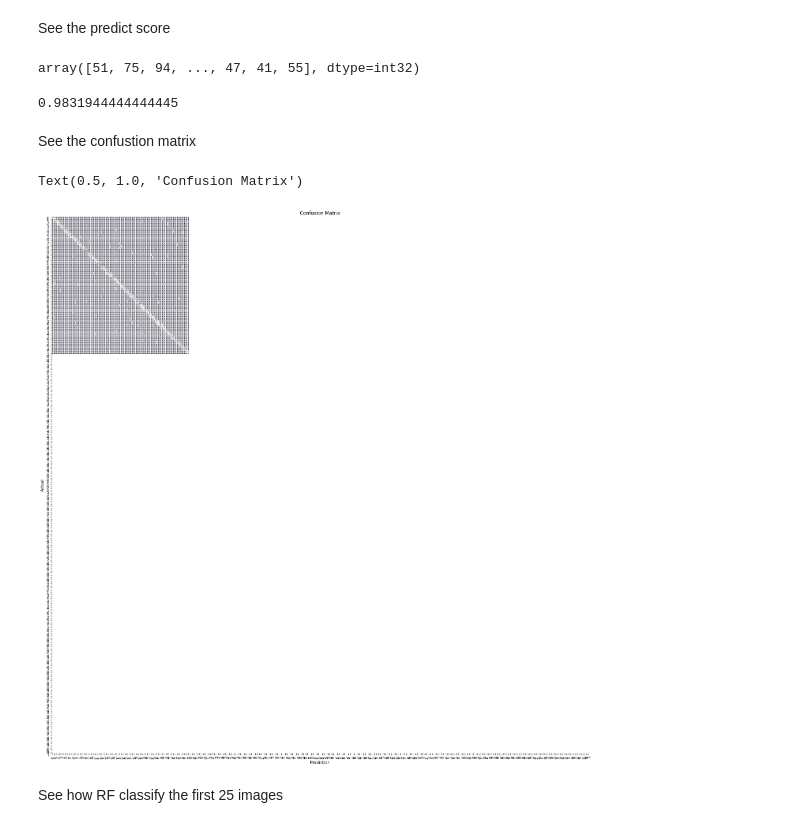
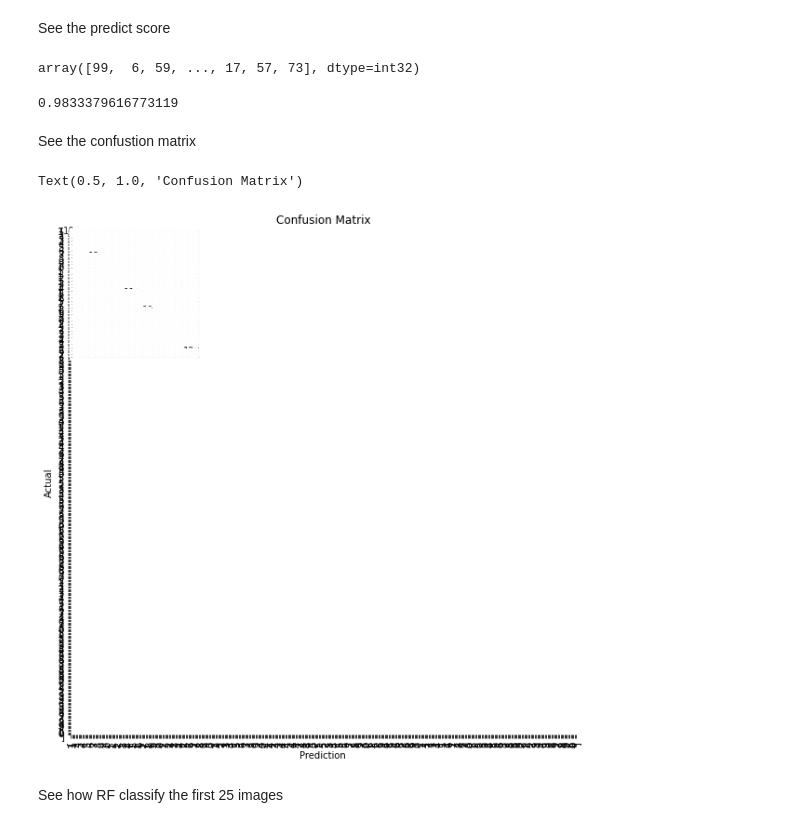
Before and after one commit to seansothey/DataScience-MachineLearning-Research, a Jupyter notebook: Project6_Unsupervised_Learning.ipynb, the cells around one changed output. Cells and saved outputs as stored; diff of their text form; code cells hidden in the pictures.

```diff
--- a/Project6_Unsupervised_Learning.ipynb
+++ b/Project6_Unsupervised_Learning.ipynb
@@ -574,0 +592,2 @@ plotImages(coil_100[1])
+# %%
+coil_100 = os.listdir('data/coil100/imgs/coil-100')
@@ -575,7 +613,7 @@ plotImages(coil_100[1])
 # %% [markdown]
 Generate isotropic Gaussian blobs for clustering
 # %%
-X_coil100, y_coil100 = make_blobs(n_samples=7200, centers=100, random_state=42, )
+X_coil100, y_coil100 = make_blobs(n_samples=len(coil_100), centers=100, random_state=42, )
 # %%
 X_coil100.shape, y_coil100.shape
 # %% [output]
@@ -763,27 +764,28 @@ See the predict score
 y_pred = RF_bridge.predict(X_coil100)
 y_pred
 # %% [output]
-array([51, 75, 94, ..., 47, 41, 55], dtype=int32)
+array([99,  6, 59, ..., 17, 57, 73], dtype=int32)
 # %%
 accuracy_score(y, y_pred)
 # %% [output]
-0.9831944444444445
+0.9833379616773119
 # %% [markdown]
 See the confustion matrix
 # %%
 labels = str(np.arange(1, 101).tolist())
 # %%
-plt.figure(figsize=(25, 25))
+fig, ax = plt.subplots(figsize=(10,10))
 mat = confusion_matrix(y_pred, y)
-sns.heatmap(mat.T, square=True, annot=True, fmt='d', cbar=False,
+sns.heatmap(mat.T, square=True, annot=True,fmt='d',
+            cbar=False, ax=ax,
             xticklabels=labels,
             yticklabels=labels)
 plt.xlabel('Prediction')
 plt.ylabel('Actual');
 plt.title('Confusion Matrix')
 # %% [output]
 Text(0.5, 1.0, 'Confusion Matrix')
-[figure, old version]
+[figure, new version]
 # %% [markdown]
 See how RF classify the first 25 images
 # %%
```
Also changed, not shown: parts of 57 cells of this notebook.
